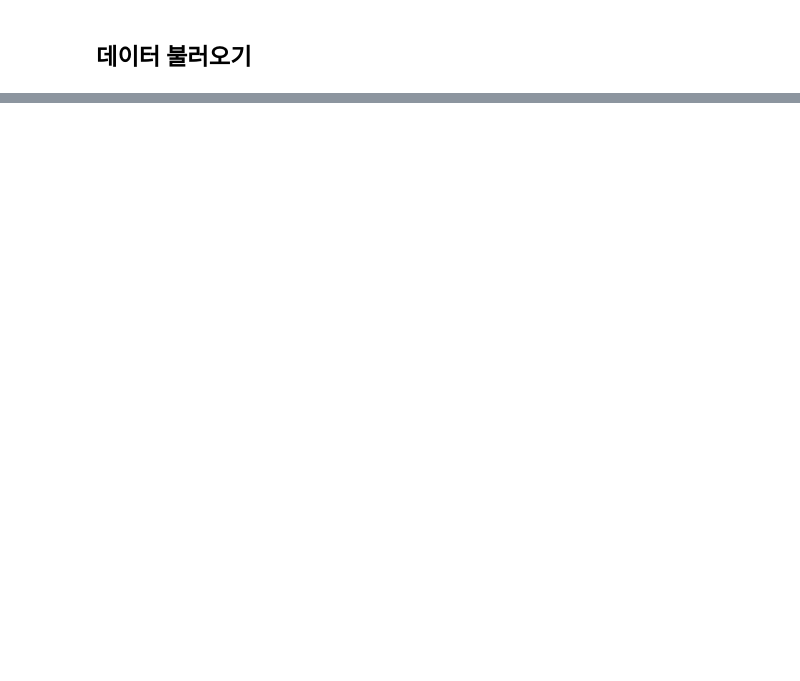
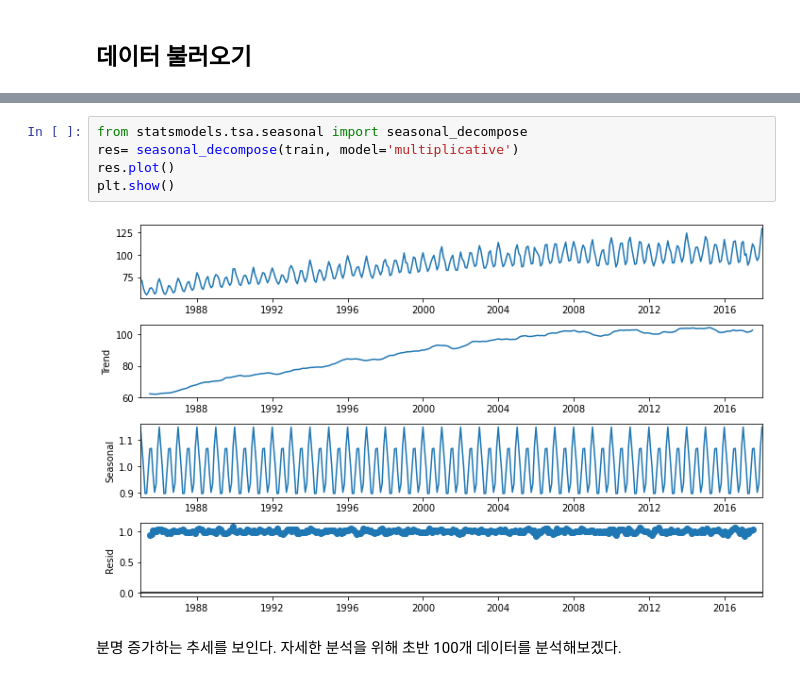
Before and after one commit to PyoSolBin/Dscover_2022, a Jupyter notebook: 시계열/과제/시계열분석_과제.ipynb, the cells around one changed output, grey strips where cells are left out. Cells and saved outputs as stored; diff of their text form; blank space fills up the shorter version.

```diff
--- a/시계열/과제/시계열분석_과제.ipynb
+++ b/시계열/과제/시계열분석_과제.ipynb
@@ -33,0 +131,10 @@ df.head()
+# %%
+from statsmodels.tsa.seasonal import seasonal_decompose
+res= seasonal_decompose(train, model='multiplicative')
+res.plot()
+plt.show()
+# %% [output]
+[figure, added]
+# %% [markdown]
+분명 증가하는 추세를 보인다.
+자세한 분석을 위해 초반 100개 데이터를 분석해보겠다.
```
Also changed, not shown: parts of 46 cells of this notebook.
